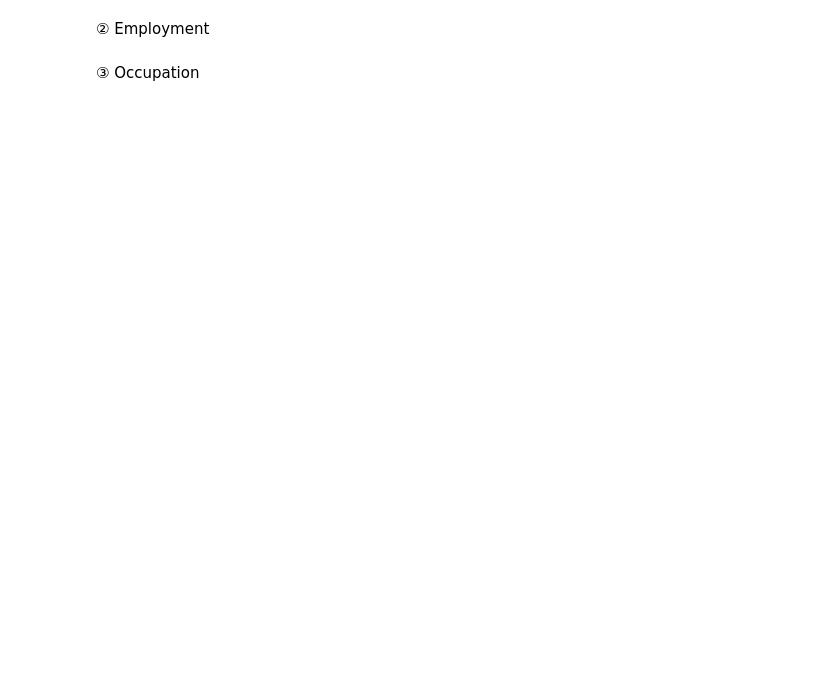
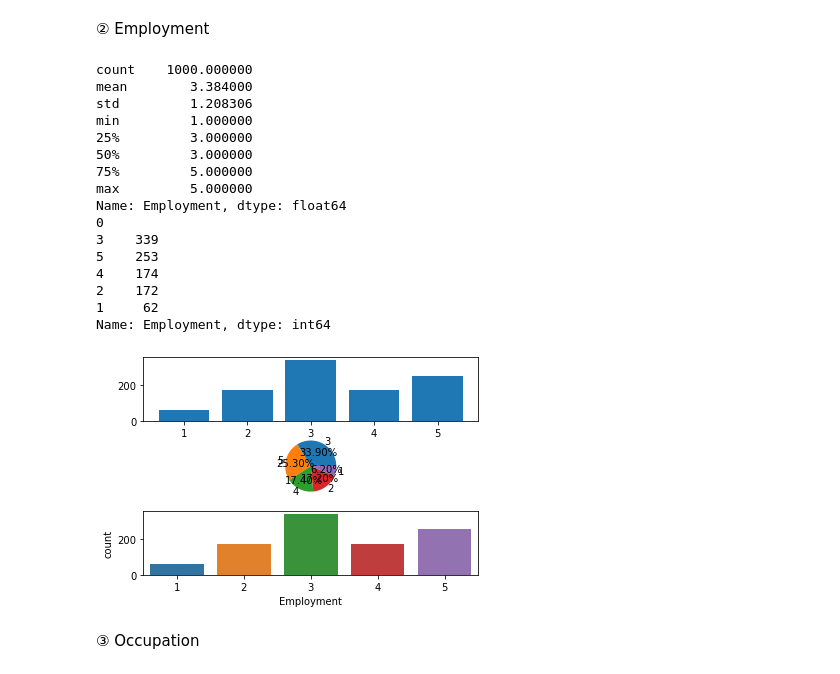
Before and after one commit to prefer100/ai_practice, a Jupyter notebook: 데이터분석/04과 단변량분석_범주형변수.ipynb, the cells around one changed output. Drawn from its saved outputs; the diff is of its cells as text; code cells hidden in the pictures; blank space fills up the shorter version.

```diff
--- a/데이터분석/04과 단변량분석_범주형변수.ipynb
+++ b/데이터분석/04과 단변량분석_범주형변수.ipynb
@@ -285,4 +331,34 @@ credit 데이터에서 아래 범주에 대한 기초통계량과 시각화로
 # %% [markdown]
 ② Employment
+# %%
+print(credit['Employment'].describe())
+print(credit['Employment'].isna().sum())
+val = credit['Employment'].value_counts()
+print(val)
+plt.subplot(3,1,1)
+plt.bar(val.index,val.values)
+plt.subplot(3,1,2)
+plt.pie(val.values, labels=val.index,autopct='%.2f%%')
+plt.subplot(3,1,3)
+sns.countplot(credit['Employment'])
+plt.show()
+# %% [output]
+count    1000.000000
+mean        3.384000
+std         1.208306
+min         1.000000
+25%         3.000000
+50%         3.000000
+75%         5.000000
+max         5.000000
+Name: Employment, dtype: float64
+0
+3    339
+5    253
+4    174
+2    172
+1     62
+Name: Employment, dtype: int64
+[figure, added]
 # %% [markdown]
 ③ Occupation
```
Also changed, not shown: parts of 6 cells of this notebook, 4 other files.
